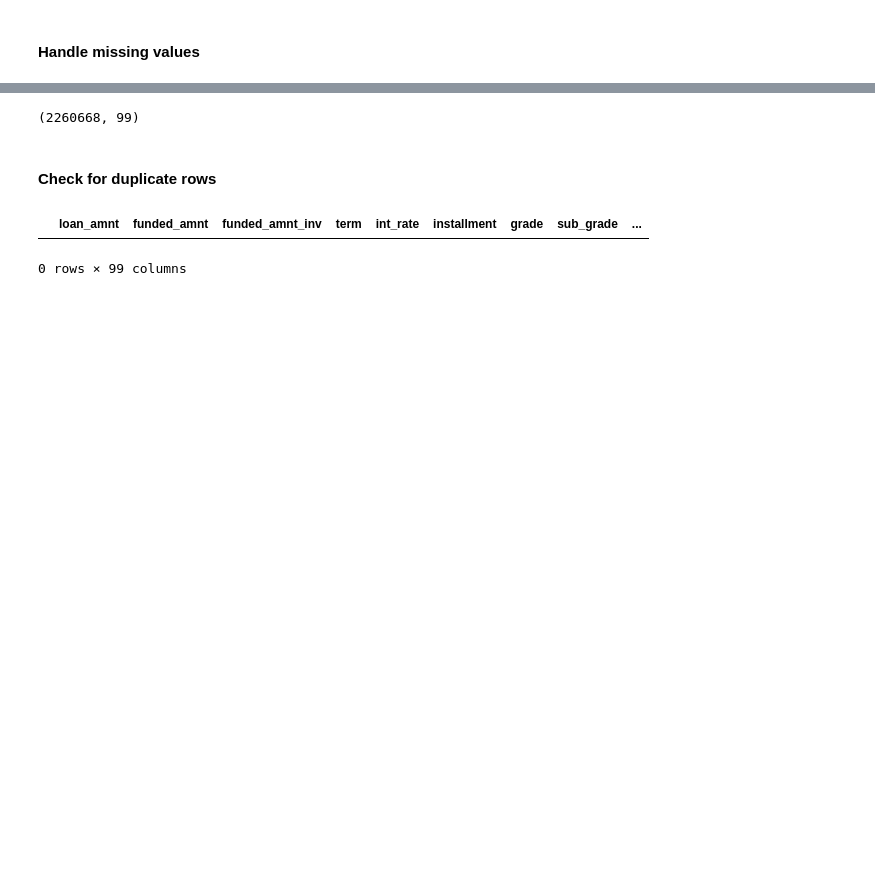
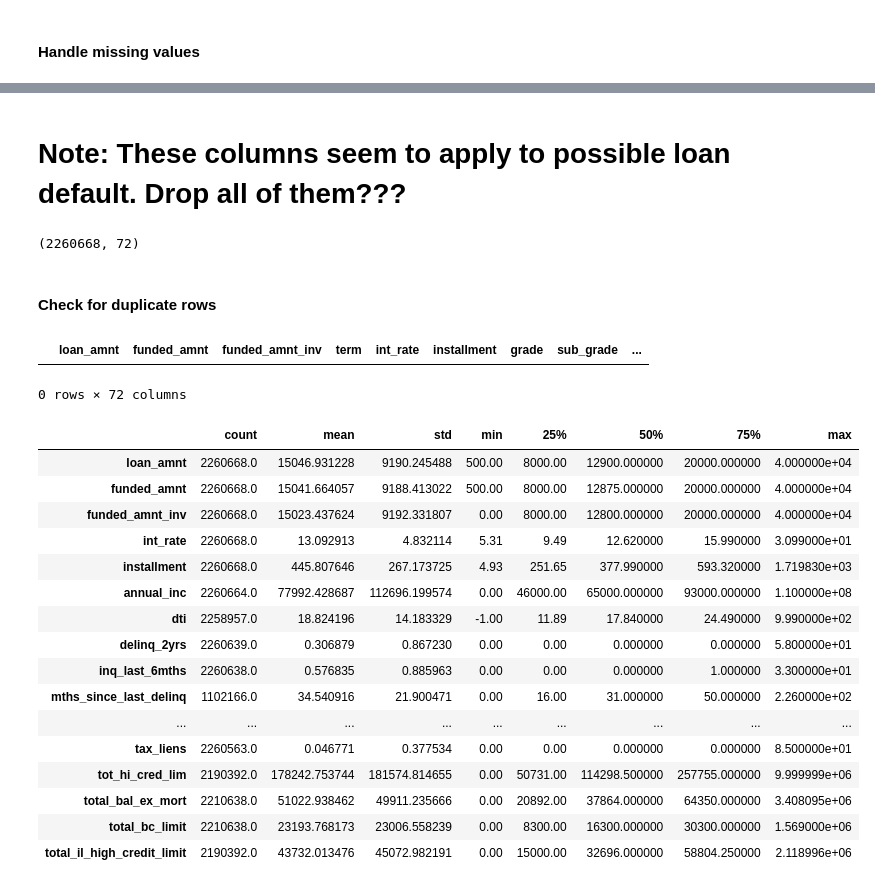
Before and after one commit to sudkpa/SB_DS, a Jupyter notebook: Career_Track/Capstone_Two/Data_Wrangling/Cap2_Notebook_steptwo.ipynb, the cells around one changed output, grey strips where cells are left out. Drawn from its saved outputs; the diff is of its cells as text; code cells hidden in the pictures; blank space fills up the shorter version.

```diff
--- a/Career_Track/Capstone_Two/Data_Wrangling/Cap2_Notebook_steptwo.ipynb
+++ b/Career_Track/Capstone_Two/Data_Wrangling/Cap2_Notebook_steptwo.ipynb
@@ -594,5 +634,5 @@ Dropping the following columns
 # %%
-df.drop(['id','member_id','url','policy_code','desc','emp_title','emp_length','disbursement_method','purpose'], axis=1, inplace=True)
+df.drop(['id','member_id','url','policy_code','desc','emp_title','emp_length','disbursement_method','purpose','earliest_cr_line','total_rec_late_fee','collection_recovery_fee','mths_since_rcnt_il','open_il_12m','open_il_24m','open_rv_12m','open_rv_24m','total_cu_tl','acc_open_past_24mths','bc_open_to_buy','mo_sin_old_il_acct','mo_sin_old_rev_tl_op','mo_sin_rcnt_rev_tl_op','mo_sin_rcnt_tl','mths_since_recent_bc','num_actv_bc_tl','num_actv_rev_tl','num_bc_sats','num_bc_tl','num_il_tl','num_op_rev_tl','num_rev_accts','num_rev_tl_bal_gt_0','num_sats','num_tl_op_past_12m'], axis=1, inplace=True)
 # %%
 df.head()
 # %% [output]
@@ -610,12 +650,12 @@ df.shape
 # %% [markdown]
 #### Handle missing values
 # %%
-# If a column has more than 70% missing values, drop that column
+# If a column has more than 60% missing values, drop that column
 column_list = df.columns.values.tolist()
 df_len = len(df)
-threshold = round(0.3 * df_len) # 30% non null values
-print("Removing a column if it has more than 70% missing values\n")
+threshold = round(0.4 * df_len) # 40% non null values
+drop_list = []
+
 for column_name in column_list:
     if df[column_name].count() < threshold:
-        df.drop([column_name], axis=1, inplace=True)
-        print("Dropping column " + column_name + "\n")
+        drop_list.append(column_name)
@@ -640,7 +668,11 @@ Dropping columnsettlement_term
+# %% [markdown]
+# Note:  These columns seem to apply to possible loan default.  Drop all of them???
+# %%
+df.drop(drop_list, axis=1, inplace=True)
 # %%
 df.shape
 # %% [output]
-(2260668, 99)
+(2260668, 72)
 # %% [markdown]
 #### Check for duplicate rows
 # %%
@@ -648,7 +680,29 @@ duplicatedRowsDF = df[df.duplicated()]
 duplicatedRowsDF
 # %% [output]
 |  | loan_amnt | funded_amnt | funded_amnt_inv | term | int_rate | installment | grade | sub_grade | ... |
-0 rows × 99 columns
+0 rows × 72 columns
+# %%
+df_desc = df.describe()
+df_desc = df_desc.T
+df_desc
+# %% [output]
+|  | count | mean | std | min | 25% | 50% | 75% | max |
+| loan_amnt | 2260668.0 | 15046.931228 | 9190.245488 | 500.00 | 8000.00 | 12900.000000 | 20000.000000 | 4.000000e+04 |
+| funded_amnt | 2260668.0 | 15041.664057 | 9188.413022 | 500.00 | 8000.00 | 12875.000000 | 20000.000000 | 4.000000e+04 |
+| funded_amnt_inv | 2260668.0 | 15023.437624 | 9192.331807 | 0.00 | 8000.00 | 12800.000000 | 20000.000000 | 4.000000e+04 |
+| int_rate | 2260668.0 | 13.092913 | 4.832114 | 5.31 | 9.49 | 12.620000 | 15.990000 | 3.099000e+01 |
+| installment | 2260668.0 | 445.807646 | 267.173725 | 4.93 | 251.65 | 377.990000 | 593.320000 | 1.719830e+03 |
+| annual_inc | 2260664.0 | 77992.428687 | 112696.199574 | 0.00 | 46000.00 | 65000.000000 | 93000.000000 | 1.100000e+08 |
+| dti | 2258957.0 | 18.824196 | 14.183329 | -1.00 | 11.89 | 17.840000 | 24.490000 | 9.990000e+02 |
+| delinq_2yrs | 2260639.0 | 0.306879 | 0.867230 | 0.00 | 0.00 | 0.000000 | 0.000000 | 5.800000e+01 |
+| inq_last_6mths | 2260638.0 | 0.576835 | 0.885963 | 0.00 | 0.00 | 0.000000 | 1.000000 | 3.300000e+01 |
+| mths_since_last_delinq | 1102166.0 | 34.540916 | 21.900471 | 0.00 | 16.00 | 31.000000 | 50.000000 | 2.260000e+02 |
+| ... | ... | ... | ... | ... | ... | ... | ... | ... |
+| tax_liens | 2260563.0 | 0.046771 | 0.377534 | 0.00 | 0.00 | 0.000000 | 0.000000 | 8.500000e+01 |
+| tot_hi_cred_lim | 2190392.0 | 178242.753744 | 181574.814655 | 0.00 | 50731.00 | 114298.500000 | 257755.000000 | 9.999999e+06 |
+| total_bal_ex_mort | 2210638.0 | 51022.938462 | 49911.235666 | 0.00 | 20892.00 | 37864.000000 | 64350.000000 | 3.408095e+06 |
+| total_bc_limit | 2210638.0 | 23193.768173 | 23006.558239 | 0.00 | 8300.00 | 16300.000000 | 30300.000000 | 1.569000e+06 |
+| total_il_high_credit_limit | 2190392.0 | 43732.013476 | 45072.982191 | 0.00 | 15000.00 | 32696.000000 | 58804.250000 | 2.118996e+06 |
 # %%
 df.info()
 # %% [output]
```
Also changed, not shown: parts of 9 cells of this notebook.
